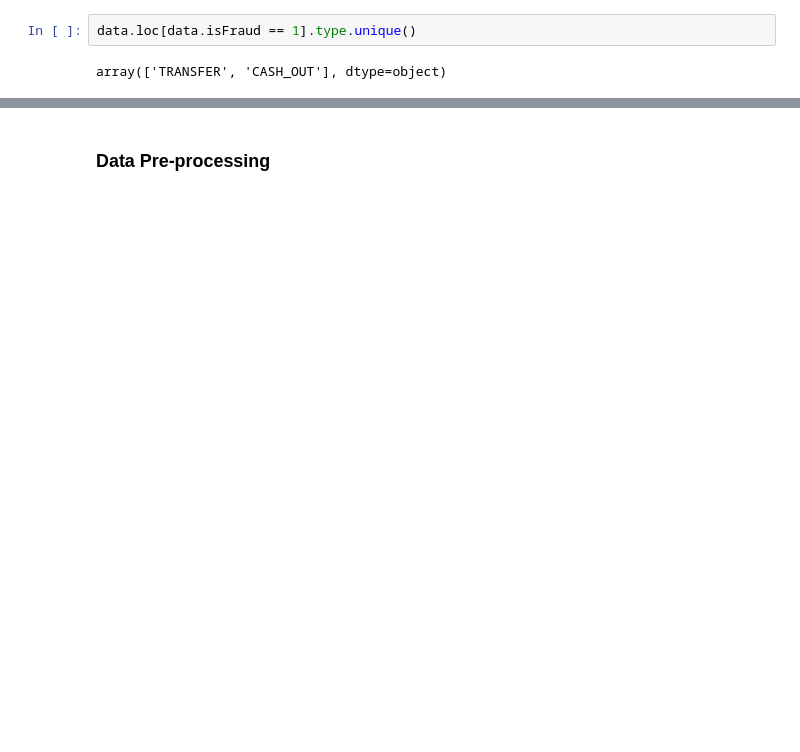
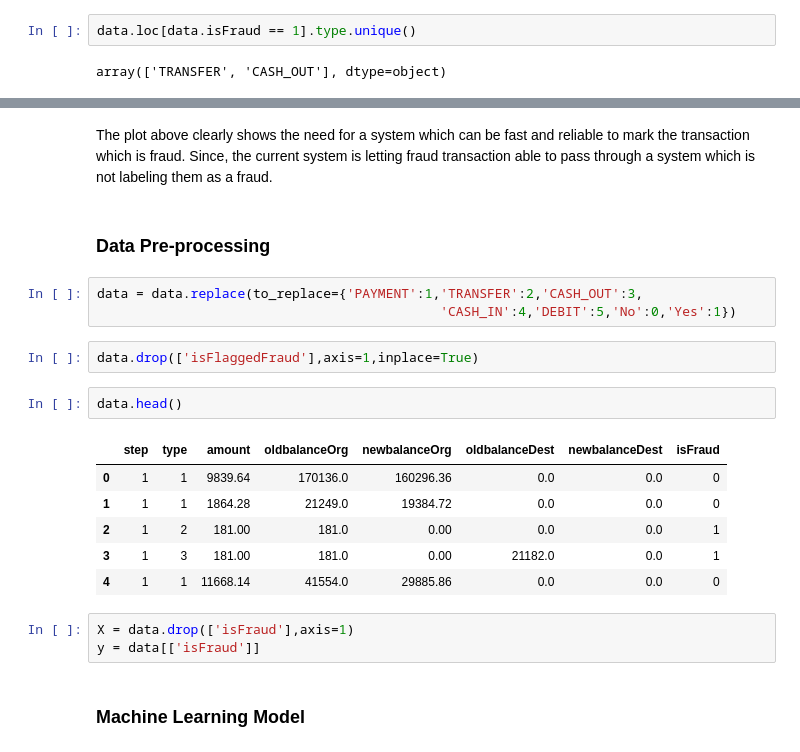
Before and after one commit to sharabeshj/cse_572_group_30_fraud_detection, a Jupyter notebook: fraud-detection-system.ipynb, the cells around one changed output, grey strips where cells are left out. Saved outputs shown, nothing was run; the diff lists cells and outputs as text; blank space fills up the shorter version.

Commit message:
Added Preprocessing steps

```diff
--- a/fraud-detection-system.ipynb
+++ b/fraud-detection-system.ipynb
@@ -222,2 +222,23 @@ plt.show()
+# %% [markdown]
+The plot above clearly shows the need for a system which can be fast and reliable to mark the transaction which is fraud. Since, the current system is letting fraud transaction able to pass through a system which is not labeling them as a fraud.
 # %% [markdown]
 ### Data Pre-processing
+# %%
+data = data.replace(to_replace={'PAYMENT':1,'TRANSFER':2,'CASH_OUT':3,
+                                            'CASH_IN':4,'DEBIT':5,'No':0,'Yes':1})
+# %%
+data.drop(['isFlaggedFraud'],axis=1,inplace=True)
+# %%
+data.head()
+# %% [output]
+|  | step | type | amount | oldbalanceOrg | newbalanceOrg | oldbalanceDest | newbalanceDest | isFraud |
+| 0 | 1 | 1 | 9839.64 | 170136.0 | 160296.36 | 0.0 | 0.0 | 0 |
+| 1 | 1 | 1 | 1864.28 | 21249.0 | 19384.72 | 0.0 | 0.0 | 0 |
+| 2 | 1 | 2 | 181.00 | 181.0 | 0.00 | 0.0 | 0.0 | 1 |
+| 3 | 1 | 3 | 181.00 | 181.0 | 0.00 | 21182.0 | 0.0 | 1 |
+| 4 | 1 | 1 | 11668.14 | 41554.0 | 29885.86 | 0.0 | 0.0 | 0 |
+# %%
+X = data.drop(['isFraud'],axis=1)
+y = data[['isFraud']]
+# %% [markdown]
+### Machine Learning Model
```
Also changed, not shown: parts of 5 cells of this notebook.
